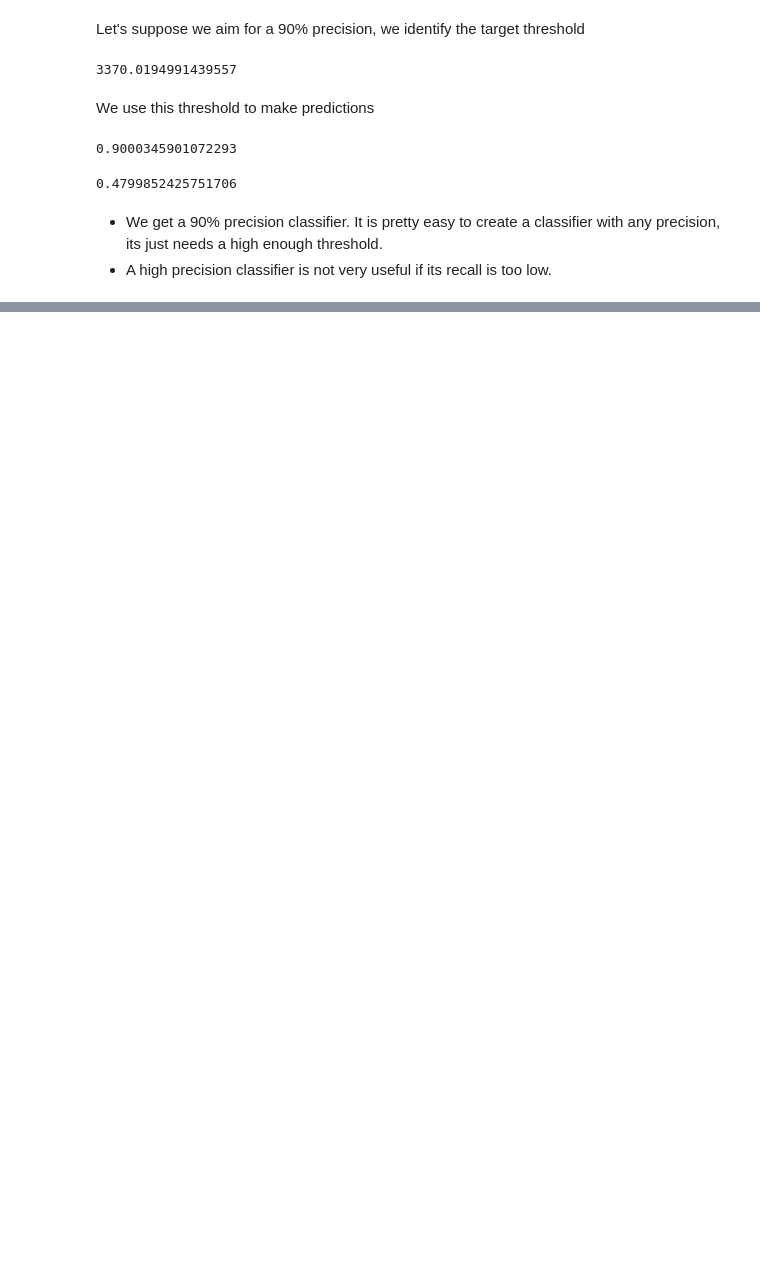
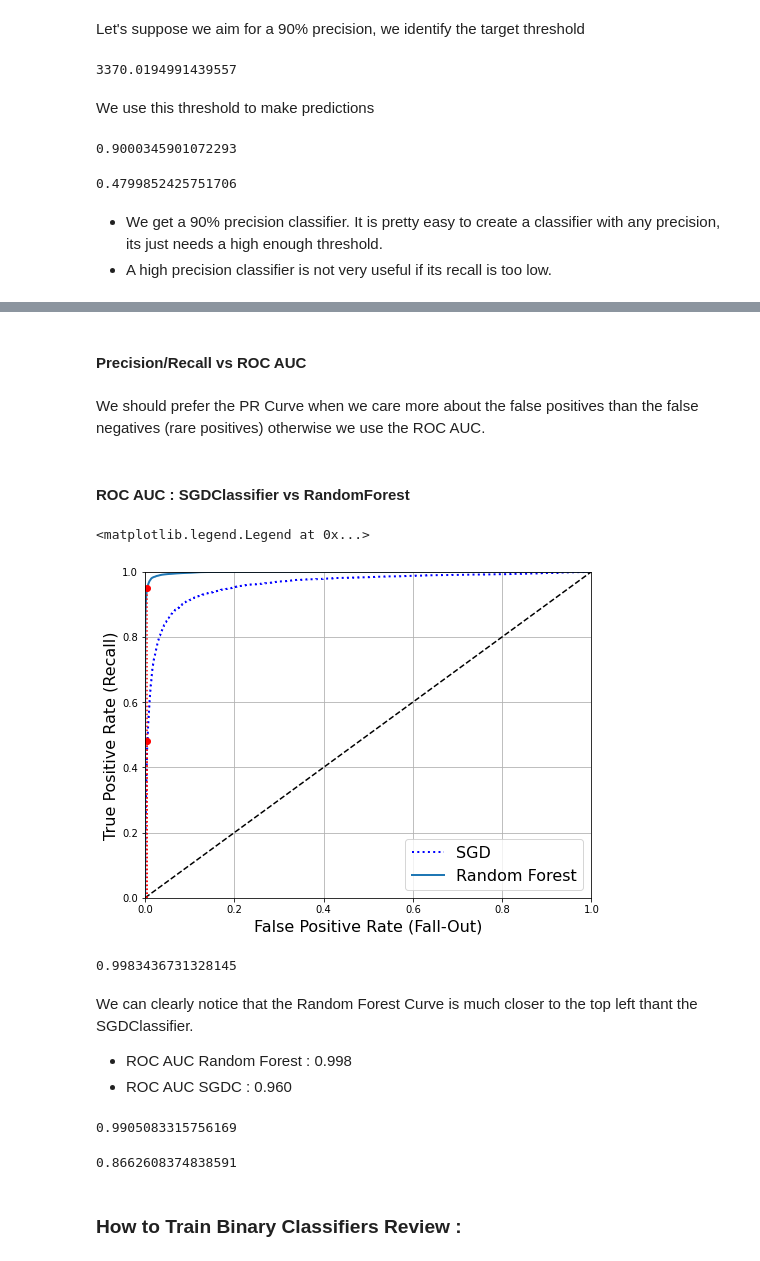
Before and after one commit to chikoungoun/Machine-Learning, a Jupyter notebook: Hands On machine Learning - A summary/Chapter 3 - Classification.ipynb, the cells around one changed output, grey strips where cells are left out. Saved outputs shown, nothing was run; the diff lists cells and outputs as text; code cells hidden in the pictures; blank space fills up the shorter version.

Commit message:
ROC AUC for Random Forest

```diff
--- a/Hands On machine Learning - A summary/Chapter 3 - Classification.ipynb
+++ b/Hands On machine Learning - A summary/Chapter 3 - Classification.ipynb
@@ -456,0 +453,54 @@ We should prefer the PR Curve when we care more about the flase positives than t
+# %% [markdown]
+#### Precision/Recall vs ROC AUC
+# %% [markdown]
+We should prefer the PR Curve when we care more about the false positives than the false negatives (rare positives) otherwise we use the ROC AUC.
+# %% [markdown]
+#### ROC AUC : SGDClassifier vs RandomForest
+# %%
+from sklearn.ensemble import RandomForestClassifier
+
+forest_clf = RandomForestClassifier(n_estimators=100, random_state=42)
+y_proba_forest = cross_val_predict(forest_clf, X_train, y_train_5, cv=3,method='predict_proba')
+# %%
+y_scores_forest = y_proba_forest[:,1] # score = proba of positive class
+fpr_forest, tpr_forest, thresholds_forest = roc_curve(y_train_5,y_scores_forest)
+# %%
+recall_for_forest = tpr_forest[np.argmax(fpr_forest >= fpr_90)]
+
+plt.figure(figsize=(8,6))
+plt.plot(fpr, tpr,"b:",linewidth=2,label="SGD")# fpr/tpr
+plot_roc_curve(fpr_forest, tpr_forest, "Random Forest")# ROC curve line
+
+# 90 precision for SGDClassifier
+plt.plot([fpr_90, fpr_90], [0., recall_90_precision], "r:")
+plt.plot([0.0, fpr_90], [recall_90_precision, recall_90_precision], "r:")
+plt.plot([fpr_90], [recall_90_precision], "ro")
+
+# 90 precision for Random Forest
+plt.plot([fpr_90, fpr_90], [0., recall_for_forest], "r:")
+plt.plot([fpr_90], [recall_for_forest], "ro")
+plt.grid(True)
+plt.legend(loc="lower right", fontsize=16)
+# %% [output]
+<matplotlib.legend.Legend at 0x...>
+[figure, added]
+# %%
+roc_auc_score(y_train_5, y_scores_forest)
+# %% [output]
+0.9983436731328145
+# %% [markdown]
+We can clearly notice that the Random Forest Curve is much closer to the top left thant the SGDClassifier.
+- ROC AUC Random Forest : 0.998
+- ROC AUC SGDC : 0.960
+# %%
+# Random Forest Precision
+y_train_pred_forest = cross_val_predict(forest_clf, X_train, y_train_5, cv=3)
+precision_score(y_train_5, y_train_pred_forest)
+# %% [output]
+0.9905083315756169
+# %%
+recall_score(y_train_5, y_train_pred_forest)
+# %% [output]
+0.8662608374838591
+# %% [markdown]
+### How to Train Binary Classifiers Review :
```
Also changed, not shown: parts of 31 cells of this notebook.
